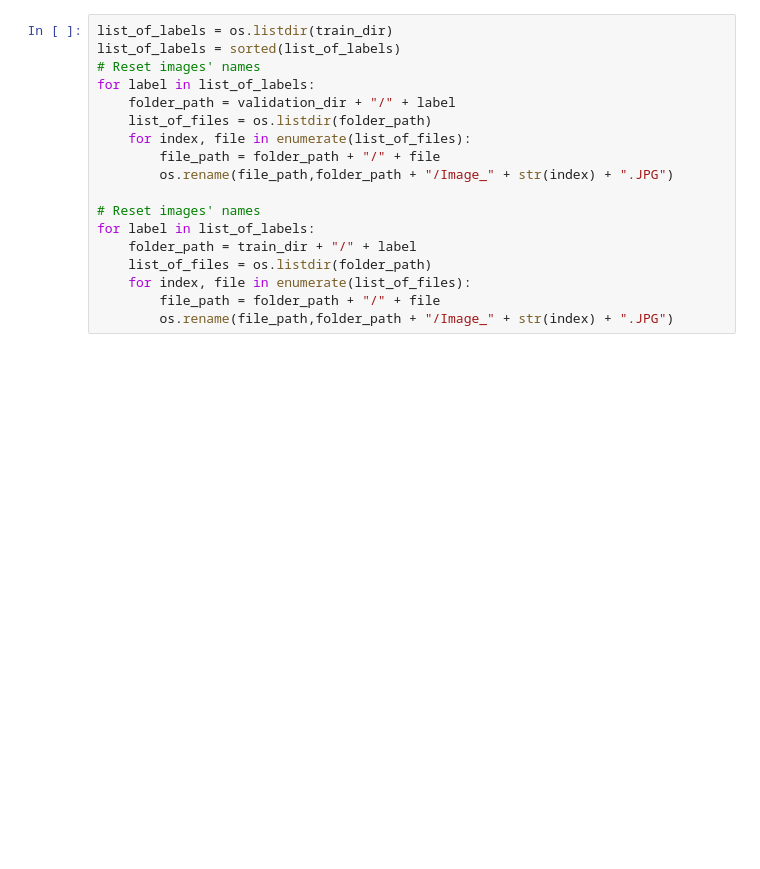
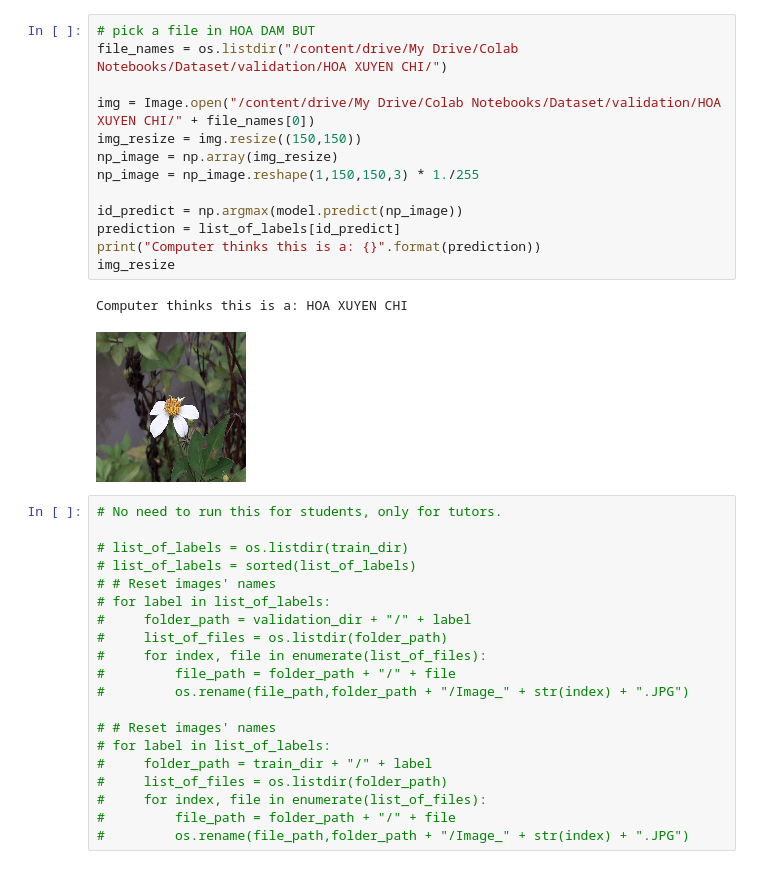
Before and after one commit to xphongvn/flower-classifications-inception-v3, a Jupyter notebook: image_classification_inceptionV3_Flowers_COLAB.ipynb, the cells around one changed output. Saved outputs shown, nothing was run; the diff lists cells and outputs as text; blank space fills up the shorter version.

```diff
--- a/image_classification_inceptionV3_Flowers_COLAB.ipynb
+++ b/image_classification_inceptionV3_Flowers_COLAB.ipynb
@@ -336,18 +255,36 @@ KeyboardInterrupt: ignored
+# %%
+# pick a file in HOA DAM BUT
+file_names = os.listdir("/content/drive/My Drive/Colab Notebooks/Dataset/validation/HOA XUYEN CHI/")
+
+img = Image.open("/content/drive/My Drive/Colab Notebooks/Dataset/validation/HOA XUYEN CHI/" + file_names[0])
+img_resize = img.resize((150,150))
+np_image = np.array(img_resize)
+np_image = np_image.reshape(1,150,150,3) * 1./255
+
+id_predict = np.argmax(model.predict(np_image))
+prediction = list_of_labels[id_predict]
+print("Computer thinks this is a: {}".format(prediction))
+img_resize
+# %% [output]
+Computer thinks this is a: HOA XUYEN CHI
+[figure, added]
 # %%
-list_of_labels = os.listdir(train_dir)
-list_of_labels = sorted(list_of_labels)
-# Reset images' names
-for label in list_of_labels:
-    folder_path = validation_dir + "/" + label
-    list_of_files = os.listdir(folder_path)
-    for index, file in enumerate(list_of_files):
-        file_path = folder_path + "/" + file
-        os.rename(file_path,folder_path + "/Image_" + str(index) + ".JPG")
+# No need to run this for students, only for tutors.
 
-# Reset images' names
-for label in list_of_labels:
-    folder_path = train_dir + "/" + label
-    list_of_files = os.listdir(folder_path)
-    for index, file in enumerate(list_of_files):
-        file_path = folder_path + "/" + file
-        os.rename(file_path,folder_path + "/Image_" + str(index) + ".JPG")
+# list_of_labels = os.listdir(train_dir)
+# list_of_labels = sorted(list_of_labels)
+# # Reset images' names
+# for label in list_of_labels:
+#     folder_path = validation_dir + "/" + label
+#     list_of_files = os.listdir(folder_path)
+#     for index, file in enumerate(list_of_files):
+#         file_path = folder_path + "/" + file
+#         os.rename(file_path,folder_path + "/Image_" + str(index) + ".JPG")
+
+# # Reset images' names
+# for label in list_of_labels:
+#     folder_path = train_dir + "/" + label
+#     list_of_files = os.listdir(folder_path)
+#     for index, file in enumerate(list_of_files):
+#         file_path = folder_path + "/" + file
+#         os.rename(file_path,folder_path + "/Image_" + str(index) + ".JPG")
```
Also changed, not shown: parts of 41 cells of this notebook.
